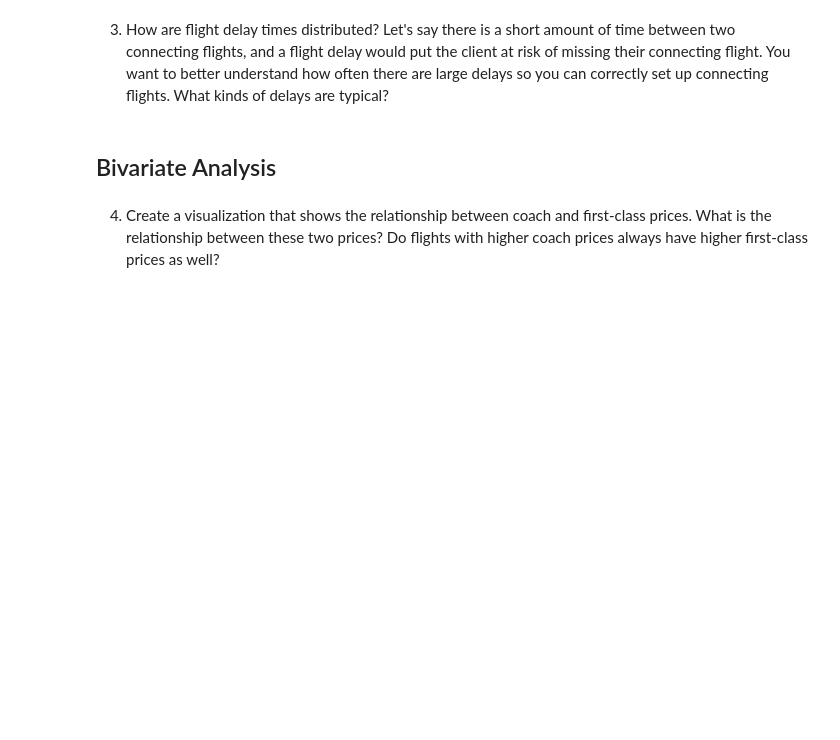
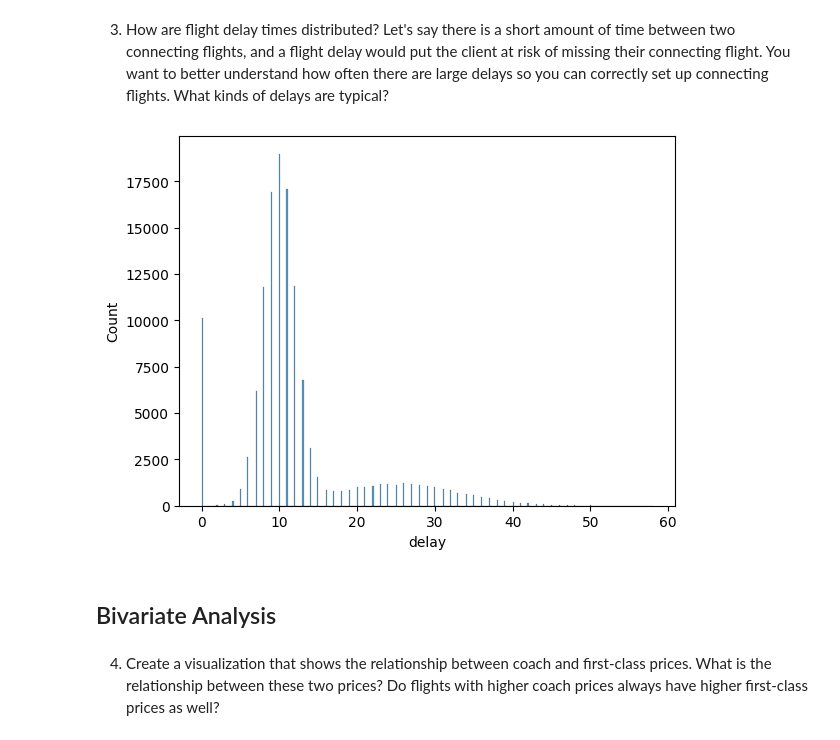
Before and after one commit to maylonleoncio/Codecademy-Projects, a Jupyter notebook: Airline Analysis/Airline Analysis.ipynb, the cells around one changed output. Saved outputs shown, nothing was run; the diff lists cells and outputs as text; code cells hidden in the pictures; blank space fills up the shorter version.

```diff
--- a/Airline Analysis/Airline Analysis.ipynb
+++ b/Airline Analysis/Airline Analysis.ipynb
@@ -76,3 +78,9 @@ pd.DataFrame({'Variable': 'Coach Price', 'Low Price': [flight.coach_price.min()]
+# %%
+## Task 3
+sns.histplot(x='delay', data=flight[flight['delay'] <=500])
+plt.show()
+# %% [output]
+[figure, added]
 # %% [markdown]
 ## Bivariate Analysis
 # %% [markdown]
```
Also changed, not shown: parts of 7 cells of this notebook.
